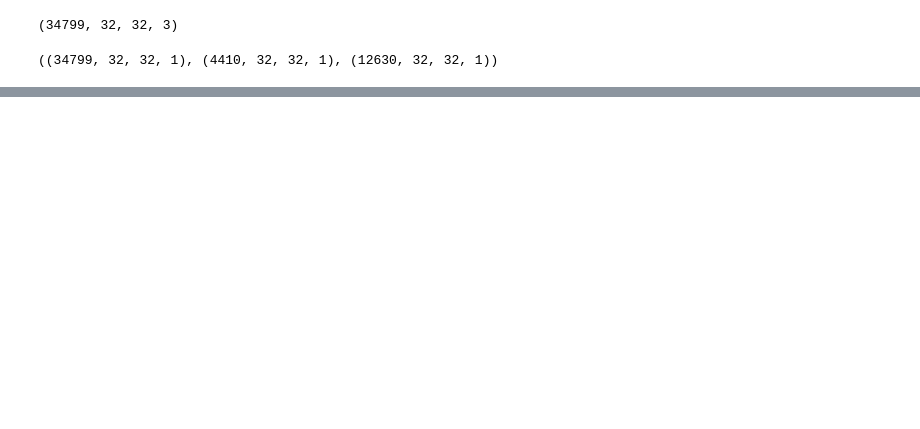
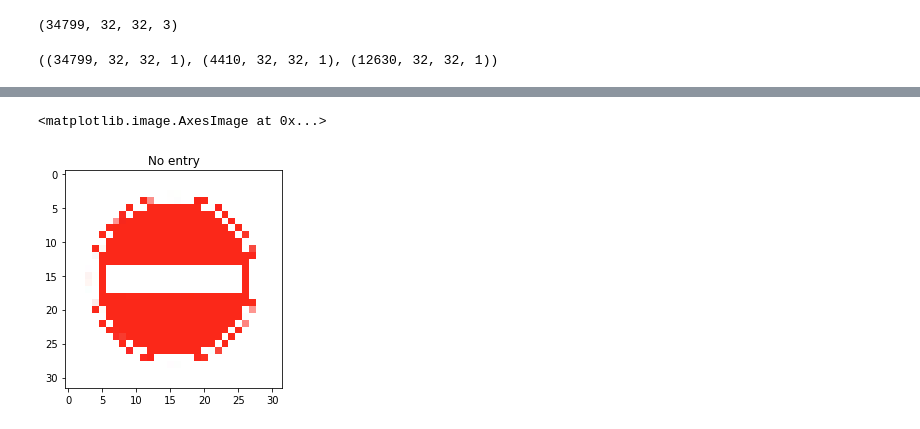
Before and after one commit to ucefk/Traffic_Sign_Classification, a Jupyter notebook: Traffic_Sign_Classification.ipynb, the cells around one changed output, grey strips where cells are left out. Drawn from its saved outputs; the diff is of its cells as text; code cells hidden in the pictures; blank space fills up the shorter version.

```diff
--- a/Traffic_Sign_Classification.ipynb
+++ b/Traffic_Sign_Classification.ipynb
@@ -207,0 +346,29 @@ plt.imshow(X_train_gray_norm[i].squeeze(), cmap = 'gray')
+# %%
+%gui qt
+
+from PyQt5.QtWidgets import QFileDialog
+
+def gui_fname(dir=None):
+    """Select a file via a dialog and return the file name."""
+    if dir is None: dir ='./'
+    fname = QFileDialog.getOpenFileName(None, "Select data file...",
+                dir, filter="All files (*);; SM Files (*.sm)")
+    return fname[0]
+# %%
+
+img = image.load_img(gui_fname(), target_size=(32, 32))
+z = image.img_to_array(img)
+
+z = np.expand_dims(z, axis=0)
+z = np.sum(z/3, axis=3, keepdims=True)
+z = (z - 128) / 128
+
+classes = CNN.predict(z, batch_size=10)
+
+#print(np.max(classes))
+
+plt.title(Signs[str(classes.argmax())])
+plt.imshow(img)
+# %% [output]
+<matplotlib.image.AxesImage at 0x...>
+[figure, added]
```
Also changed, not shown: parts of 13 cells of this notebook.
